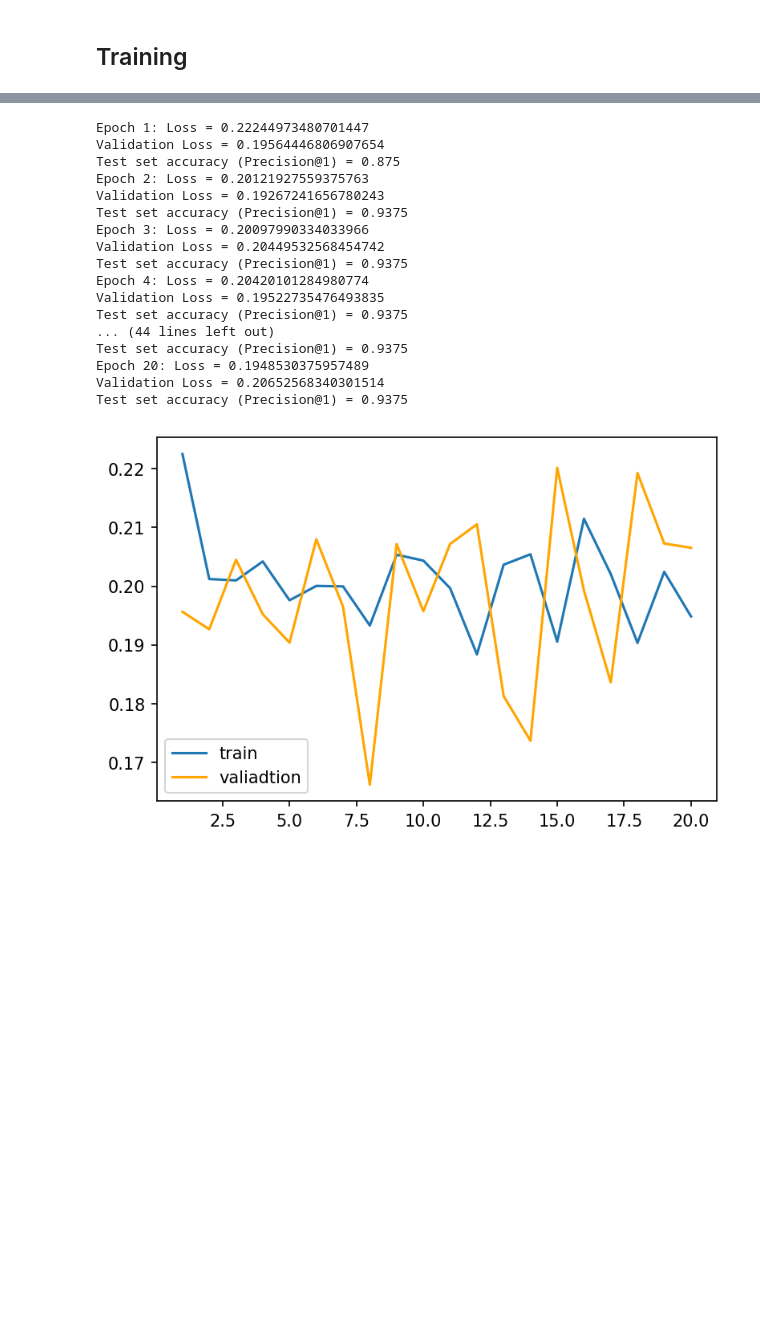
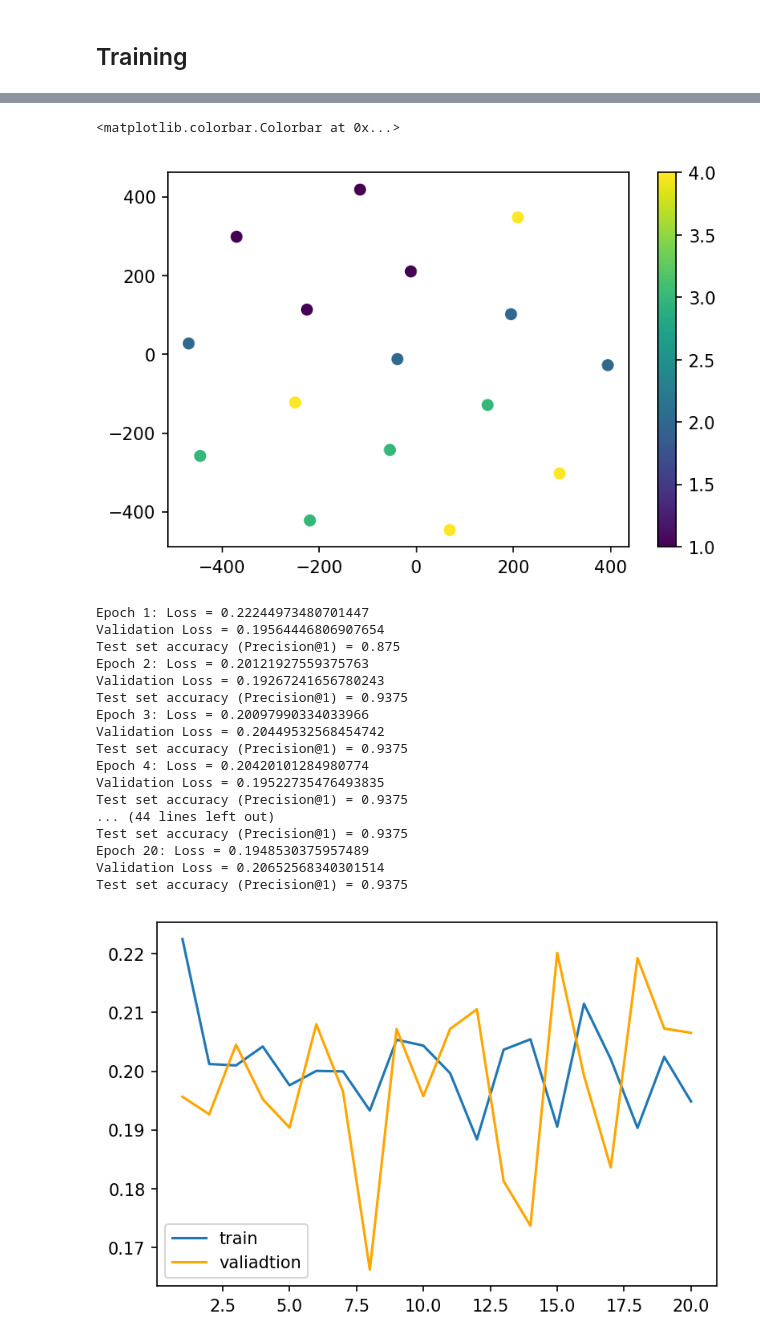
Before and after one commit to yutake27/HandWrittenCharacter, a Jupyter notebook: src/metric_learning.ipynb, the cells around one changed output, grey strips where cells are left out. Saved outputs shown, nothing was run; the diff lists cells and outputs as text; code cells hidden in the pictures; blank space fills up the shorter version.

Commit message:
add visualization using tsne

```diff
--- a/src/metric_learning.ipynb
+++ b/src/metric_learning.ipynb
@@ -274,7 +274,7 @@ def test_iter(train_set, test_set, model, accuracy_calculator):
                                                 np.squeeze(train_labels),
                                                 False)
     print("Test set accuracy (Precision@1) = {}".format(accuracies["precision_at_1"]))
-    return accuracies
+    return accuracies, test_embeddings, test_labels
 
 def output_result(train_loss_list, val_loss_list, test_accuracy_list):
     plt.figure(figsize=(6, 4))
@@ -291,7 +291,7 @@ def output_result(train_loss_list, val_loss_list, test_accuracy_list):
     plt.show()
     min_val_loss_epoch = np.argmin(val_loss_list)
     test_acc = test_accuracy_list[min_val_loss_epoch]['precision_at_1']
-    print('Validation loss is minimum in Epoch {}: Test set accuracy (precision@1) = {}'.format(min_val_loss_epoch, test_acc))
+    print('Validation loss is minimum in Epoch {}: Test set accuracy (precision@1) = {}'.format(min_val_loss_epoch + 1, test_acc))
 
 device = torch.device("cuda")
 
@@ -365,22 +365,26 @@ def train(train_dataset,
     train_loss_list = []
     val_loss_list = []
     test_accuracy_list = []
+    test_embeddings_list = []
+    test_labels_list = []
     for epoch in range(1, num_epochs + 1):
         train_loss = train_iter(model, loss_func, mining_func, device, train_loader, optimizer, epoch)
         train_loss_list.append(train_loss)
         val_loss = val_iter(model, loss_func, mining_func, device, val_loader)
         val_loss_list.append(val_loss)
-        test_accuracies = test_iter(train_dataset, test_dataset, model, accuracy_calculator)
+        test_accuracies, test_embeddings, test_labels = test_iter(train_dataset, test_dataset, model, accuracy_calculator)
         test_accuracy_list.append(test_accuracies)
+        test_embeddings_list.append(test_embeddings)
+        test_labels_list.append(test_labels)
         scheduler.step()
 
-    return train_loss_list, val_loss_list, test_accuracy_list
+    return train_loss_list, val_loss_list, test_accuracy_list, test_embeddings_list, test_labels_list
 # %% [markdown]
 ## Training
 # %%
 import os
 from contextlib import redirect_stdout, redirect_stderr
 with redirect_stderr(open(os.devnull, 'w')):
-    train_loss_list, val_loss_list, test_accuracy_list = train(train_dataset, val_dataset, test_dataset)
+    train_loss_list, val_loss_list, test_accuracy_list, test_embeddings_list, test_labels_list = train(train_dataset, val_dataset, test_dataset)
 output_result(train_loss_list, val_loss_list, test_accuracy_list)
 # %% [output]
@@ -404,6 +408,20 @@ Test set accuracy (Precision@1) = 0.9375
 [figure]
 [figure]
 Validation loss is minimum in Epoch 7: Test set accuracy (precision@1) = 0.9375
+# %%
+# visualization using tsne
+from sklearn.manifold import TSNE
+
+min_val_epoch = np.argmin(val_loss_list)
+test_embeddings = test_embeddings_list[min_val_epoch]
+test_labels = test_labels_list[min_val_epoch]
+
+reduced_embeddings = TSNE(n_components=2, random_state=0).fit_transform(test_embeddings)
+plt.scatter(reduced_embeddings[:, 0], reduced_embeddings[:, 1], c=test_labels)
+plt.colorbar()
+# %% [output]
+<matplotlib.colorbar.Colorbar at 0x...>
+[figure, added]
 # %%
 num_epochs = 20
 with redirect_stderr(open(os.devnull, 'w')):
```
Also changed, not shown: parts of 2 cells of this notebook.
